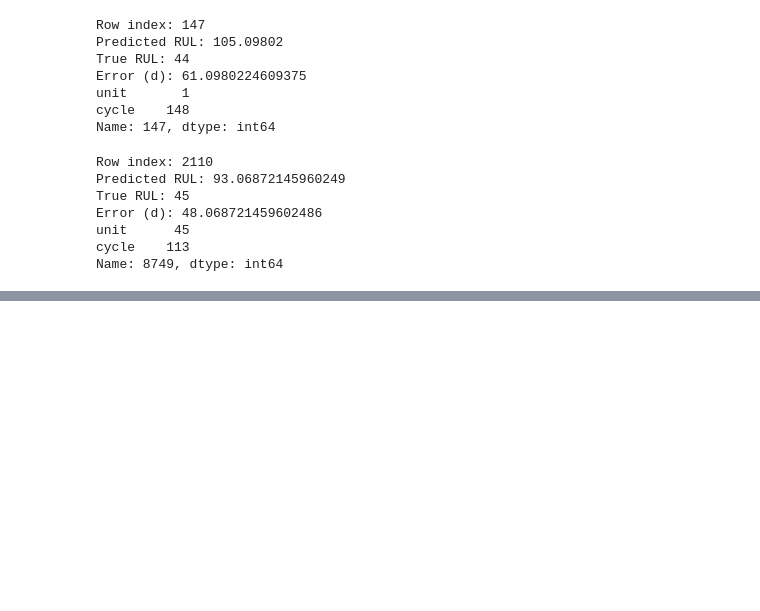
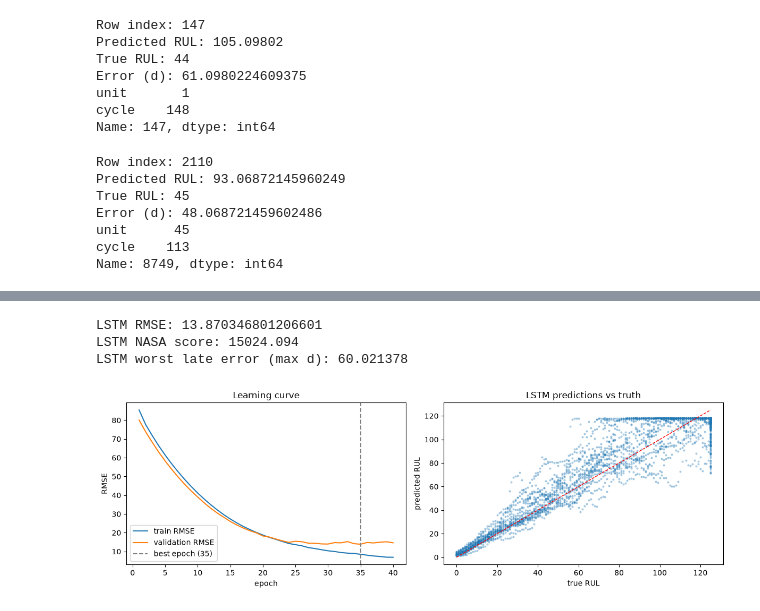
Before and after one commit to yusufsami9/predictive-maintenance-rul, a Jupyter notebook: notebooks/02_feature_engineering.ipynb, the cells around one changed output, grey strips where cells are left out. Cells and saved outputs as stored; diff of their text form; code cells hidden in the pictures; blank space fills up the shorter version.

```diff
--- a/notebooks/02_feature_engineering.ipynb
+++ b/notebooks/02_feature_engineering.ipynb
@@ -341,0 +531,39 @@ Name: 8749, dtype: int64
+# %%
+# Same evaluation pattern as the other models, for direct comparison.
+model.eval()
+with torch.no_grad():
+    y_pred_lstm = model(X_val_t.to(device)).cpu().numpy()
+
+rmse_lstm = np.sqrt(mean_squared_error(y_val_seq, y_pred_lstm))
+score_lstm = nasa_score(y_val_seq, y_pred_lstm)
+d_lstm = y_pred_lstm - y_val_seq
+
+print("LSTM RMSE:", rmse_lstm)
+print("LSTM NASA score:", score_lstm)
+print("LSTM worst late error (max d):", d_lstm.max())
+# %% [output]
+LSTM RMSE: 13.870346801206601
+LSTM NASA score: 15024.094
+LSTM worst late error (max d): 60.021378
+# %%
+# Training curve: the gap between the two lines is the overfitting we checkpoint around.
+train_curve = [h[0] for h in history]
+val_curve = [h[1] for h in history]
+
+fig, ax = plt.subplots(1, 2, figsize=(12, 4))
+
+ax[0].plot(range(1, EPOCHS + 1), np.sqrt(train_curve), label='train RMSE')
+ax[0].plot(range(1, EPOCHS + 1), val_curve, label='validation RMSE')
+ax[0].axvline(best_epoch, color='grey', linestyle='--', label=f'best epoch ({best_epoch})')
+ax[0].set_xlabel('epoch'); ax[0].set_ylabel('RMSE'); ax[0].legend()
+ax[0].set_title('Learning curve')
+
+ax[1].scatter(y_val_seq, y_pred_lstm, s=4, alpha=0.3)
+ax[1].plot([0, 125], [0, 125], 'r--', linewidth=1)
+ax[1].set_xlabel('true RUL'); ax[1].set_ylabel('predicted RUL')
+ax[1].set_title('LSTM predictions vs truth')
+
+plt.tight_layout()
+plt.show()
+# %% [output]
+[figure, added]
```
Also changed, not shown: parts of 8 cells of this notebook.
